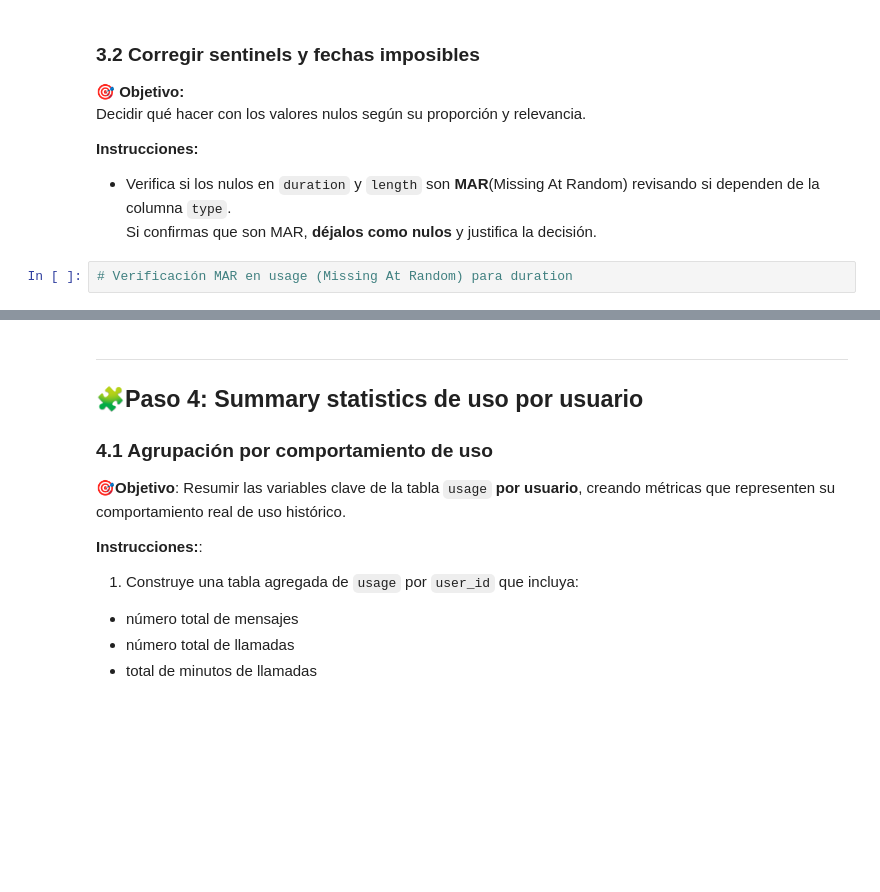
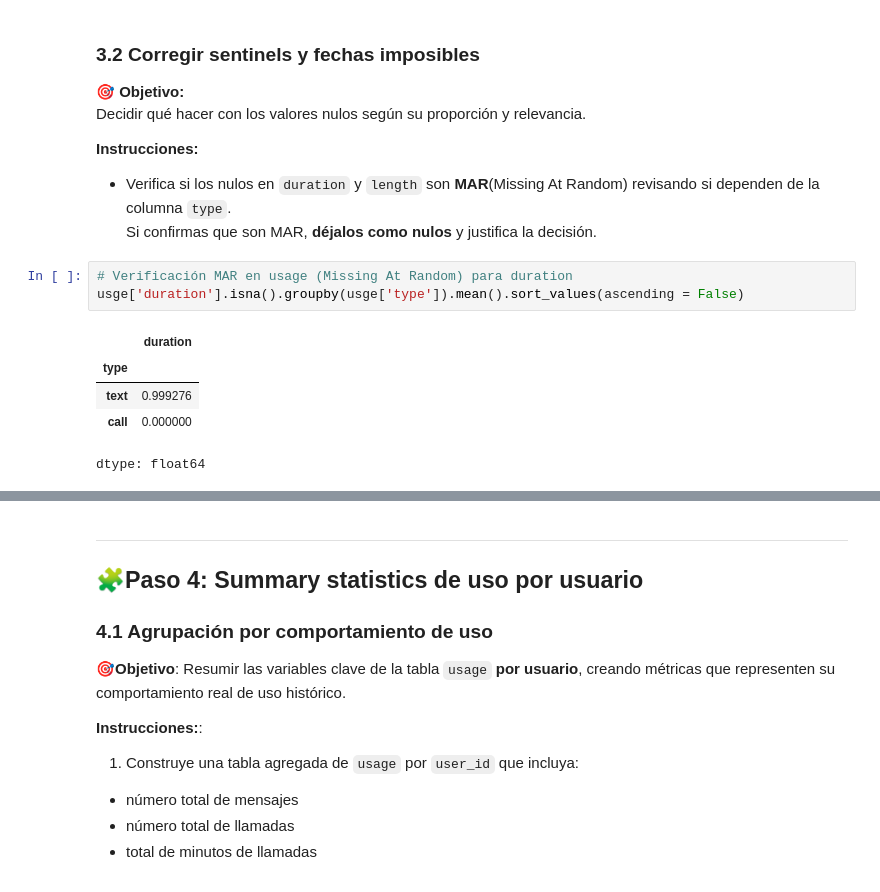
Before and after one commit to FithoGerardo/Analysis-of-a-telecommunications-company, a Jupyter notebook: Fitho_S7 Version-Estudiante-Project-ConnectaTel.ipynb, the cells around one changed output, grey strips where cells are left out. Saved outputs shown, nothing was run; the diff lists cells and outputs as text; blank space fills up the shorter version.

```diff
--- a/Fitho_S7 Version-Estudiante-Project-ConnectaTel.ipynb
+++ b/Fitho_S7 Version-Estudiante-Project-ConnectaTel.ipynb
@@ -693,5 +695,12 @@ Decidir qué hacer con los valores nulos según su proporción y relevancia.
   Si confirmas que son MAR, **déjalos como nulos** y justifica la decisión.
 # %%
 # Verificación MAR en usage (Missing At Random) para duration
+usge['duration'].isna().groupby(usge['type']).mean().sort_values(ascending = False)
+# %% [output]
+|  | duration |
+| type |  |
+| text | 0.999276 |
+| call | 0.000000 |
+dtype: float64
 # %%
 # Verificación MAR en usage (Missing At Random) para length
```
Also changed, not shown: parts of 3 cells of this notebook.
